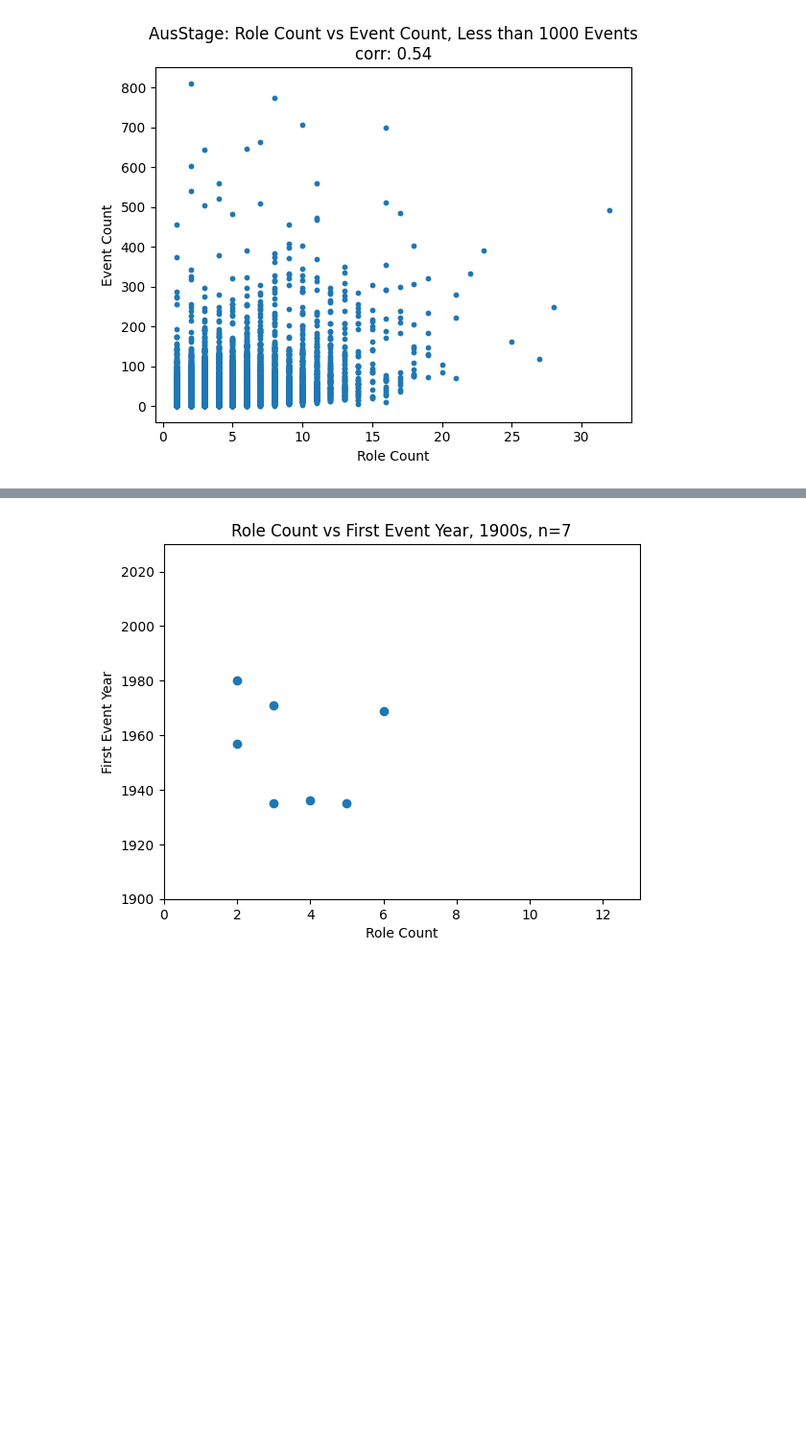
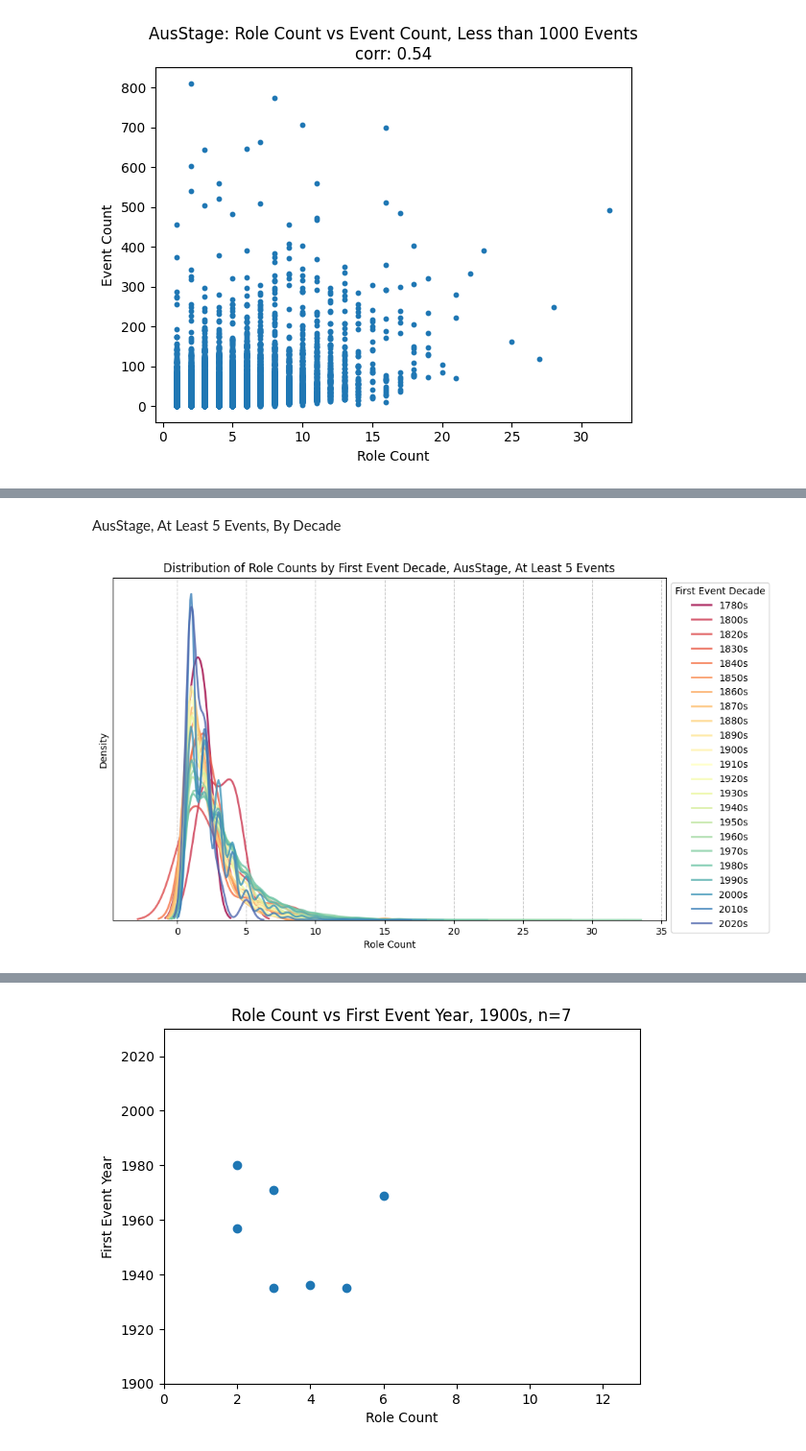
Before and after one commit to justinadrmun/st-acde, a Jupyter notebook: nat_stats.ipynb, the cells around one changed output, grey strips where cells are left out. Shown at 96% size. Cells and saved outputs as stored; diff of their text form; code cells hidden in the pictures; blank space fills up the shorter version.

```diff
--- a/nat_stats.ipynb
+++ b/nat_stats.ipynb
@@ -1061,0 +1139,59 @@ First event from AusStage meaning the year of the first event in which each indi
+# %% [markdown]
+AusStage,  At Least 5 Events, By Decade
+# %%
+import pandas as pd
+import matplotlib.pyplot as plt
+import numpy as np
+import seaborn as sns
+from scipy import stats
+
+# Add a decade column
+ausstage_role_count_gender_first_event['decade'] = (ausstage_role_count_gender_first_event['event_start'] // 10) * 10
+ausstage_role_count_gender_first_event['decade'] = ausstage_role_count_gender_first_event['decade'].astype(str) + 's'  # Convert to string like '1950s'
+
+# Create a copy of the dataframe to avoid SettingWithCopyWarning
+df = ausstage_role_count_gender_first_event.copy()
+# %%
+# Get unique decades and sort them chronologically
+decades = sorted(df['decade'].unique())
+
+# Create a figure and axis
+fig, ax = plt.subplots(figsize=(10, 6))
+
+# Create a custom color palette with enough distinct colors
+palette = sns.color_palette("Spectral", as_cmap=True)
+
+# Create a mapping of decade to color
+decade_color_map = {decade: palette(i / len(decades)) for i, decade in enumerate(decades)}
+
+# Plot each decade's density separately for better legend control
+for decade in decades:
+    decade_data = df[df['decade'] == decade]
+    # add transparency to make overlapping densities more visible
+    sns.kdeplot(
+        x=decade_data["role_count"],
+        color=decade_color_map[decade],
+        linewidth=2,
+        label=decade,
+        ax=ax,
+        alpha=0.8
+    )
+
+# Add labels and title
+ax.set_xlabel("Role Count")
+ax.set_ylabel("Density")
+ax.set_title("Distribution of Role Counts by First Event Decade, AusStage, At Least 5 Events")
+
+# Remove y-tick labels as they're less intuitive for density plots
+ax.set_yticks([])
+
+# Add a grid for better readability
+ax.grid(True, linestyle='--', alpha=0.7)
+
+# Move legend to a better position and ensure it shows correctly
+ax.legend(title="First Event Decade", loc="upper left", bbox_to_anchor=(1, 1))
+
+plt.tight_layout()
+plt.show()
+# %% [output]
+[figure, added]
```
Also changed, not shown: parts of 20 cells of this notebook.
